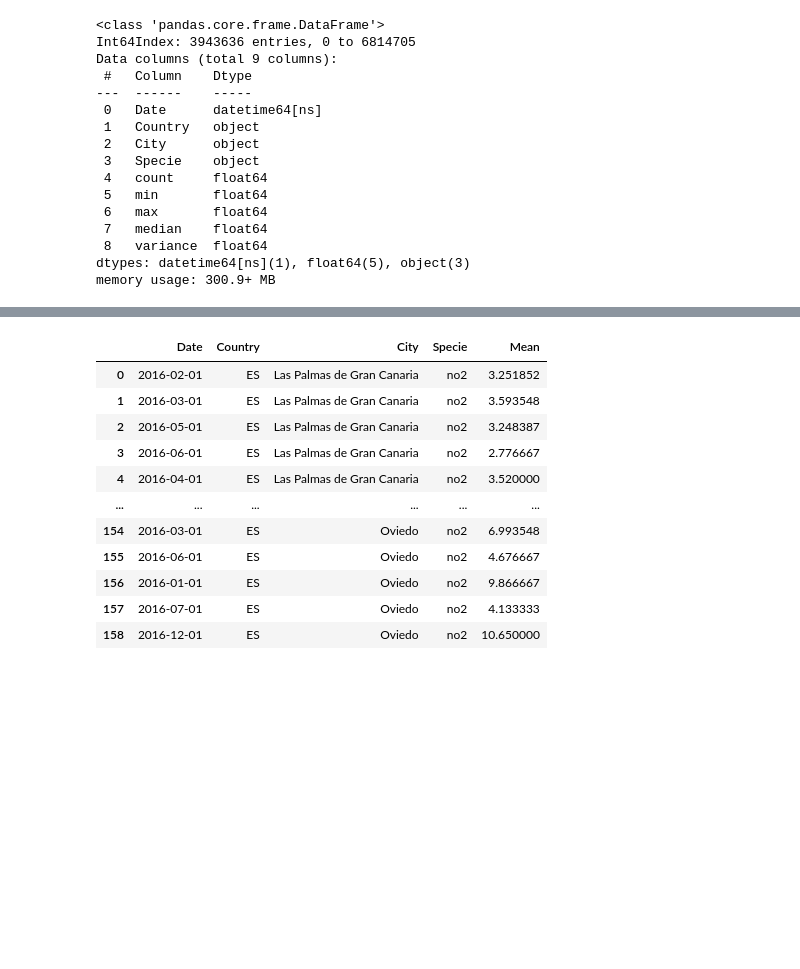
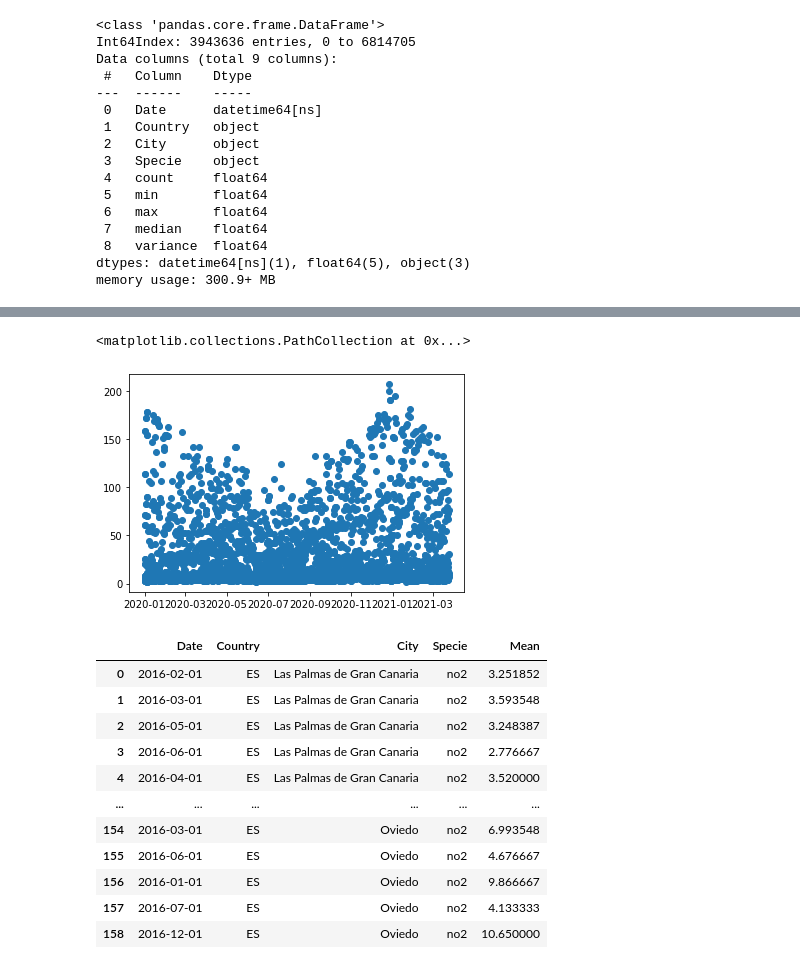
Before and after one commit to PabloVales/Air_Pollution_Covid, a Jupyter notebook: Untitled.ipynb, the cells around one changed output, grey strips where cells are left out. Cells and saved outputs as stored; diff of their text form; code cells hidden in the pictures; blank space fills up the shorter version.

```diff
--- a/Untitled.ipynb
+++ b/Untitled.ipynb
@@ -309,3 +361,8 @@ df[(df['median'] > 500) & (df.Country == 'CN')]
+# %%
+plt.scatter(df[(df.City == 'Wuhan') & (df.Date.dt.year > 2019)]['Date'], df[(df.City == 'Wuhan') & (df.Date.dt.year > 2019)]['median'])
+# %% [output]
+<matplotlib.collections.PathCollection at 0x...>
+[figure, added]
 # %%
 d = calculate_mean_country(df[(df.Date.dt.year == 2016) & (df.Specie == 'no2')], countries = ['ES'], cities=True)
 d
```
Also changed, not shown: parts of 21 cells of this notebook.
